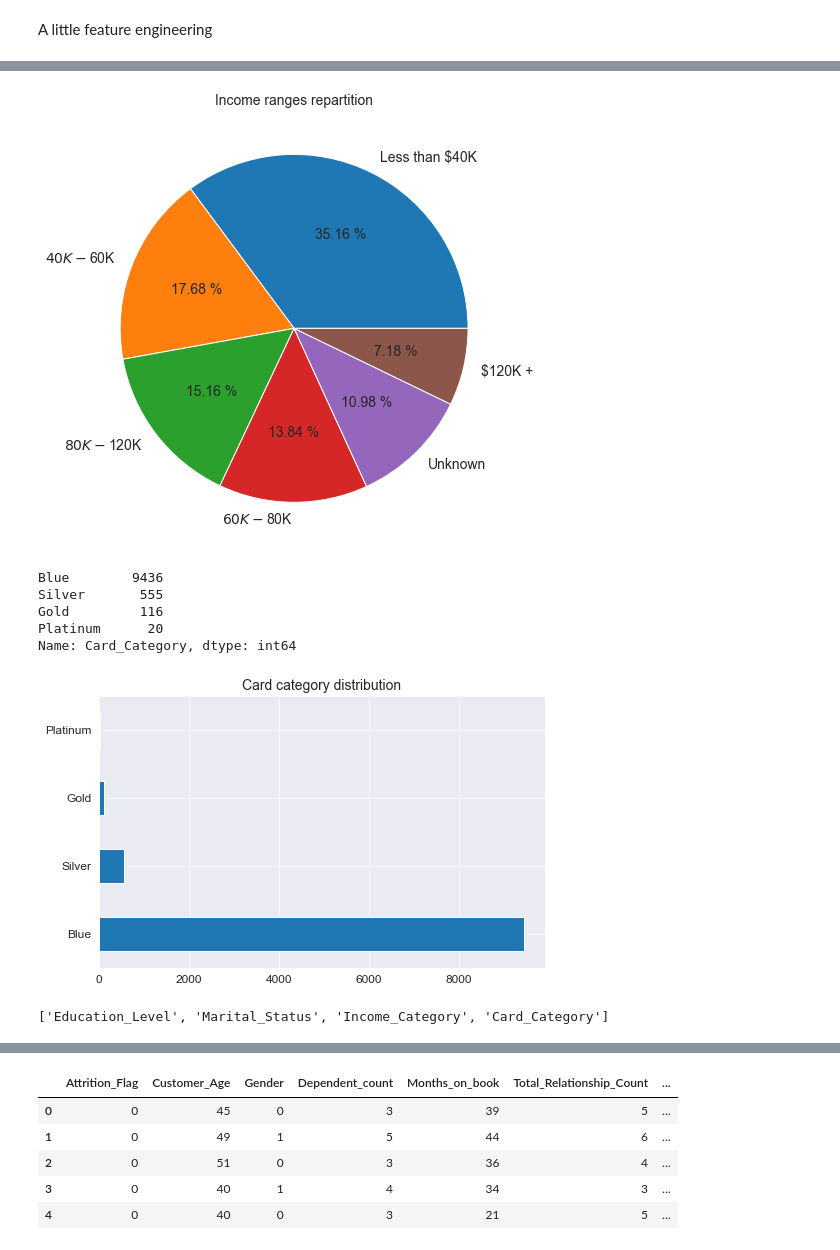
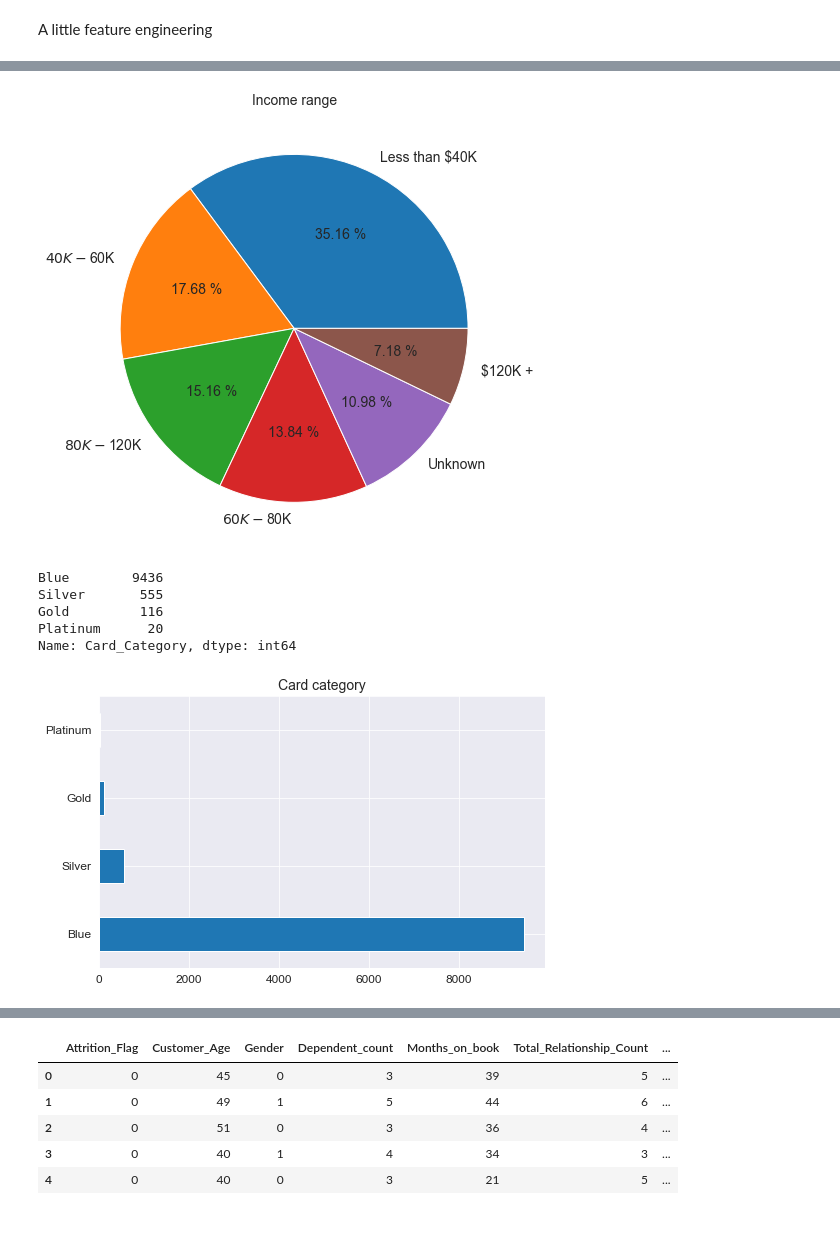
Before and after one commit to wdavys/DS-projects, a Jupyter notebook: BankChurn/client_churn.ipynb, the cells around one changed output, grey strips where cells are left out. Drawn from its saved outputs; the diff is of its cells as text; code cells hidden in the pictures.

```diff
--- a/BankChurn/client_churn.ipynb
+++ b/BankChurn/client_churn.ipynb
@@ -174,26 +219,21 @@ plt.show()
 plt.figure(figsize=(8,8))
 df['Income_Category'].value_counts().plot(kind='pie', fontsize=14, autopct='%.2f %%')
 plt.ylabel('')
-plt.title('Income range repartition', size=14)
+plt.title('Income range', size=14)
 plt.show()
 # %% [output]
-[figure, old version]
+[figure, new version]
 # %%
 counts = df['Card_Category'].value_counts()
 print(counts)
 plt.figure(figsize=(8,5))
 counts.plot(kind='barh', fontsize=12)
-plt.title('Card category distribution', size=14)
+plt.title('Card category', size=14)
 plt.show()
 # %% [output]
 Blue        9436
 Silver       555
 Gold         116
 Platinum      20
 Name: Card_Category, dtype: int64
-[figure, old version]
+[figure, new version]
-# %%
-catg_cols = df.select_dtypes(include='object').columns.tolist()
-catg_cols
-# %% [output]
-['Education_Level', 'Marital_Status', 'Income_Category', 'Card_Category']
```
Also changed, not shown: parts of 20 cells of this notebook.
